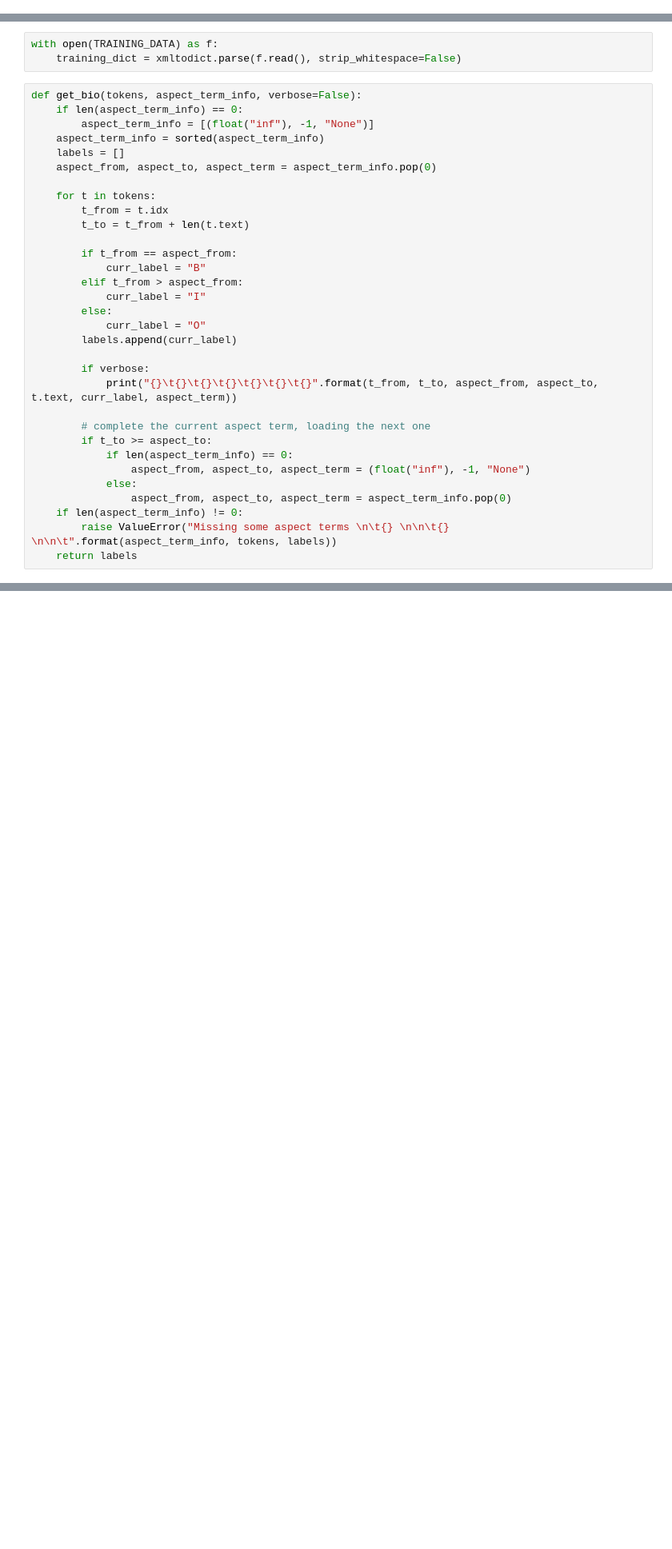
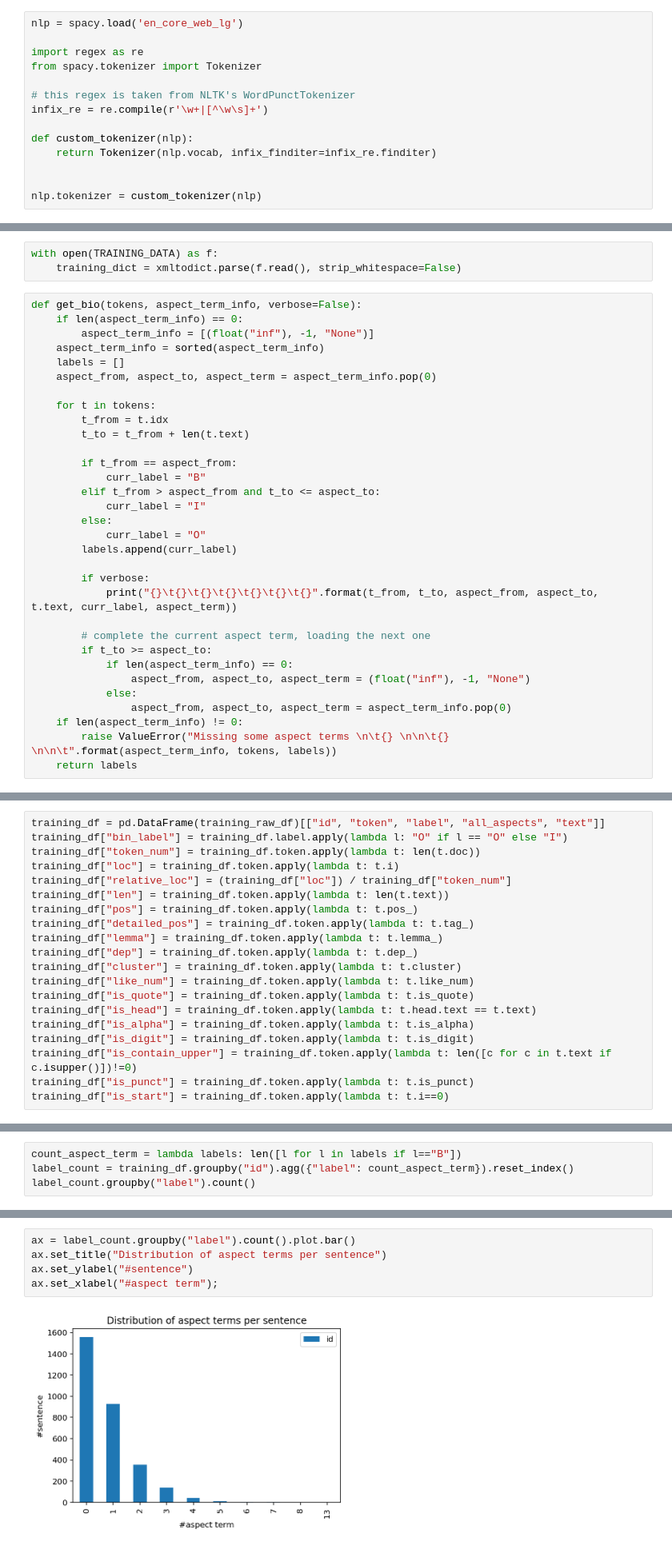
Before and after one commit to phiradet/aspect_term_extraction, a Jupyter notebook: notebooks/Data observation.ipynb, the cells around one changed output, grey strips where cells are left out. Shown at 80% size. Drawn from its saved outputs; the diff is of its cells as text; blank space fills up the shorter version.

Commit message:
Improve tokenizer with infix regex

```diff
--- a/notebooks/Data observation.ipynb
+++ b/notebooks/Data observation.ipynb
@@ -11,5 +17,19 @@ nlp = spacy.load('en')
 DATA_DIR = "../data"
 TRAINING_DATA = os.path.join(DATA_DIR, "Laptops_Train_v2.xml")
 TESTING_DATA = os.path.join(DATA_DIR, "Laptops_Test_Gold.xml")
+# %%
+nlp = spacy.load('en_core_web_lg')
+
+import regex as re
+from spacy.tokenizer import Tokenizer
+
+# this regex is taken from NLTK's WordPunctTokenizer
+infix_re = re.compile(r'\w+|[^\w\s]+')
+
+def custom_tokenizer(nlp):
+    return Tokenizer(nlp.vocab, infix_finditer=infix_re.finditer)
+
+
+nlp.tokenizer = custom_tokenizer(nlp)
 # %% [markdown]
 # Load training data
@@ -53,7 +50,7 @@ def get_bio(tokens, aspect_term_info, verbose=False):
 
         if t_from == aspect_from:
             curr_label = "B"
-        elif t_from > aspect_from:
+        elif t_from > aspect_from and t_to <= aspect_to:
             curr_label = "I"
         else:
             curr_label = "O"
@@ -128,0 +103,20 @@ training_df.iloc[180:250]
+# %%
+training_df = pd.DataFrame(training_raw_df)[["id", "token", "label", "all_aspects", "text"]]
+training_df["bin_label"] = training_df.label.apply(lambda l: "O" if l == "O" else "I")
+training_df["token_num"] = training_df.token.apply(lambda t: len(t.doc))
+training_df["loc"] = training_df.token.apply(lambda t: t.i)
+training_df["relative_loc"] = (training_df["loc"]) / training_df["token_num"]
+training_df["len"] = training_df.token.apply(lambda t: len(t.text))
+training_df["pos"] = training_df.token.apply(lambda t: t.pos_)
+training_df["detailed_pos"] = training_df.token.apply(lambda t: t.tag_)
+training_df["lemma"] = training_df.token.apply(lambda t: t.lemma_)
+training_df["dep"] = training_df.token.apply(lambda t: t.dep_)
+training_df["cluster"] = training_df.token.apply(lambda t: t.cluster)
+training_df["like_num"] = training_df.token.apply(lambda t: t.like_num)
+training_df["is_quote"] = training_df.token.apply(lambda t: t.is_quote)
+training_df["is_head"] = training_df.token.apply(lambda t: t.head.text == t.text)
+training_df["is_alpha"] = training_df.token.apply(lambda t: t.is_alpha)
+training_df["is_digit"] = training_df.token.apply(lambda t: t.is_digit)
+training_df["is_contain_upper"] = training_df.token.apply(lambda t: len([c for c in t.text if c.isupper()])!=0)
+training_df["is_punct"] = training_df.token.apply(lambda t: t.is_punct)
+training_df["is_start"] = training_df.token.apply(lambda t: t.i==0)
@@ -128,0 +179,4 @@ training_df.iloc[180:250]
+# %%
+count_aspect_term = lambda labels: len([l for l in labels if l=="B"])
+label_count = training_df.groupby("id").agg({"label": count_aspect_term}).reset_index()
+label_count.groupby("label").count()
@@ -128,0 +196,7 @@ training_df.iloc[180:250]
+# %%
+ax = label_count.groupby("label").count().plot.bar()
+ax.set_title("Distribution of aspect terms per sentence")
+ax.set_ylabel("#sentence")
+ax.set_xlabel("#aspect term");
+# %% [output]
+[figure, added]
```
Also changed, not shown: parts of 33 cells of this notebook.
